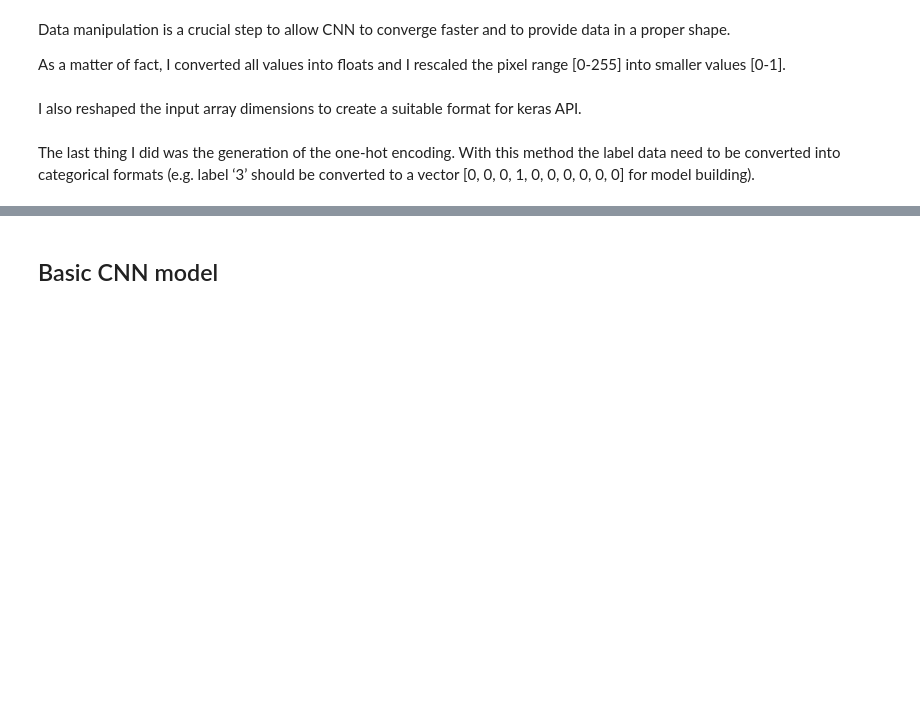
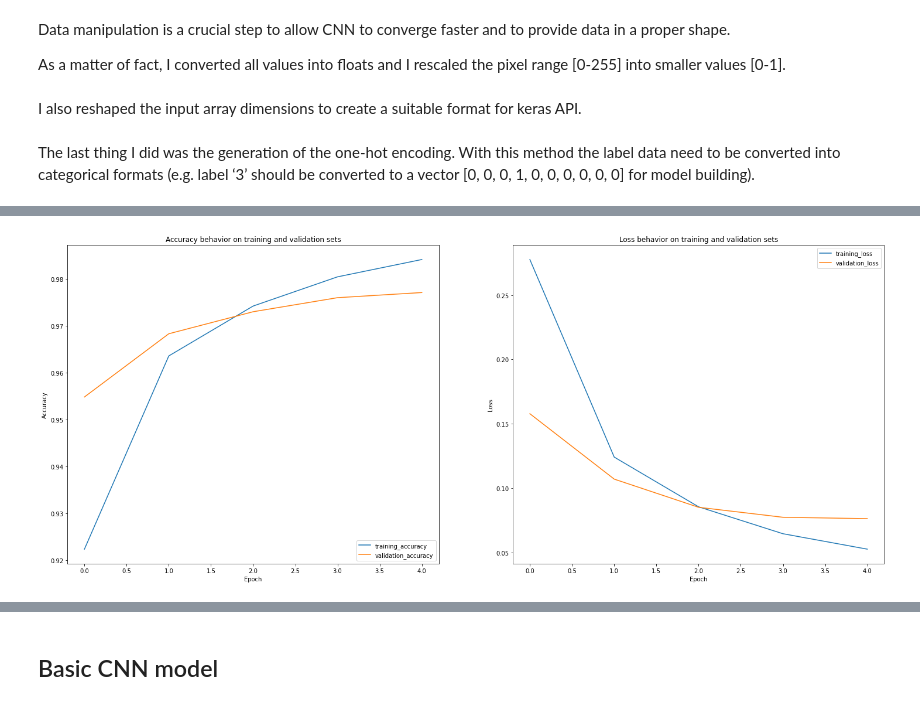
Before and after one commit to matteoorlandi5/machine_learning_project, a Jupyter notebook: Matteo_Orlandi_project.ipynb, the cells around one changed output, grey strips where cells are left out. Saved outputs shown, nothing was run; the diff lists cells and outputs as text; code cells hidden in the pictures; blank space fills up the shorter version.

```diff
--- a/Matteo_Orlandi_project.ipynb
+++ b/Matteo_Orlandi_project.ipynb
@@ -487,0 +566,21 @@ labels_test=tf.keras.utils.to_categorical(labels_test)
+# %%
+fig=plt.figure(figsize=(25,10))
+plt.subplot(1,2,1)
+plt.plot(history.history['accuracy'])
+plt.plot(history.history['val_accuracy'])
+plt.ylabel("Accuracy")
+plt.xlabel("Epoch")
+plt.legend(["training_accuracy", "validation_accuracy"], loc="lower right")
+plt.title('Accuracy behavior on training and validation sets')
+
+plt.subplot(1,2,2)
+plt.plot(history.history['loss'])
+plt.plot(history.history['val_loss'])
+plt.ylabel("Loss")
+plt.xlabel("Epoch")
+plt.legend([ "training_loss", "validation_loss"], loc="upper right")
+plt.title('Loss behavior on training and validation sets')
+
+plt.show()
+# %% [output]
+[figure, added]
```
Also changed, not shown: parts of 28 cells of this notebook.
